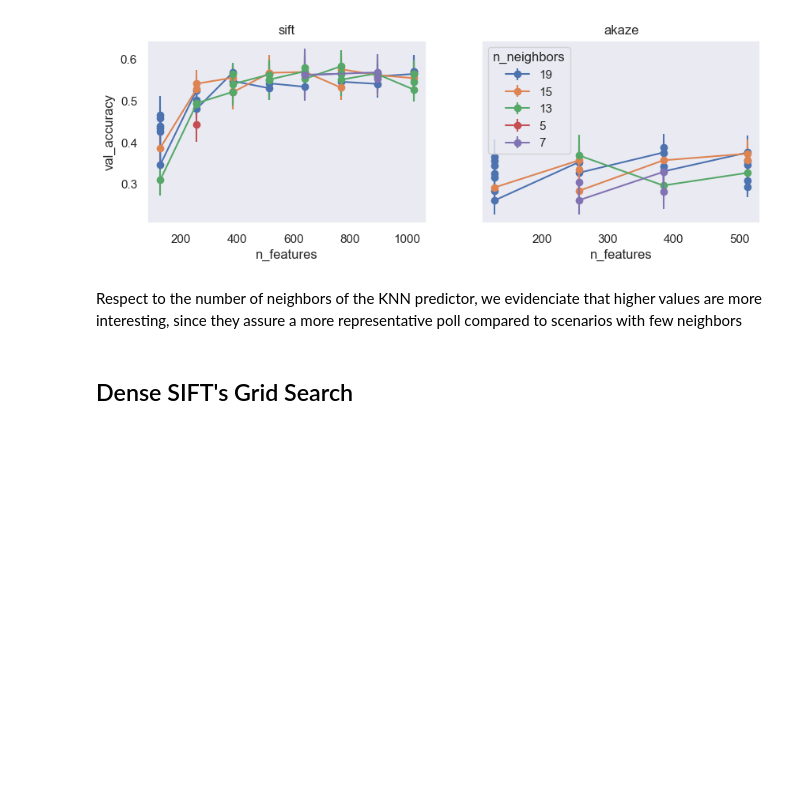
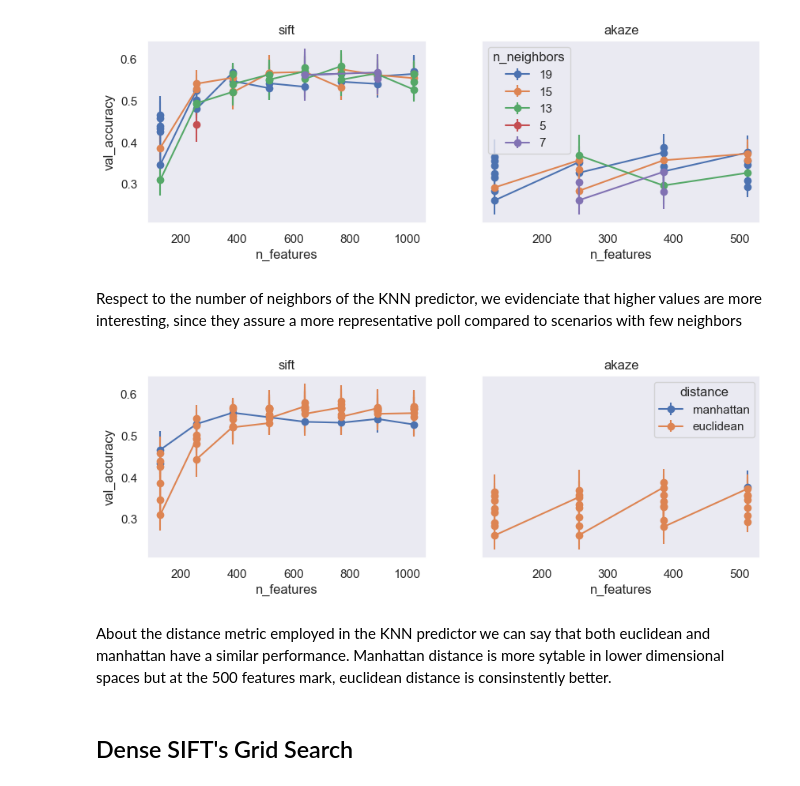
Before and after one commit to alex21th/MCV-M3-Project, a Jupyter notebook: BagofVisualWords.ipynb, the cells around one changed output. Drawn from its saved outputs; the diff is of its cells as text; code cells hidden in the pictures; blank space fills up the shorter version.

```diff
--- a/BagofVisualWords.ipynb
+++ b/BagofVisualWords.ipynb
@@ -396,6 +401,19 @@ plot_params_comparison(
 [figure]
 # %% [markdown]
 Respect to the number of neighbors of the KNN predictor, we evidenciate that higher values are more interesting, since they assure a more representative poll compared to scenarios with few neighbors
+# %%
+plot_params_comparison(
+    df=df,
+    detectors=['sift','akaze'],
+    xvar='n_features',
+    yvar='val_accuracy',
+    zvar='distance',
+    figsize=(10, 3)
+)
+# %% [output]
+[figure, added]
+# %% [markdown]
+About the distance metric employed in the KNN predictor we can say that both euclidean and manhattan have a similar performance. Manhattan distance is more sytable in lower dimensional spaces but at the 500 features mark, euclidean distance is consinstently better.
 # %% [markdown]
 ## Dense SIFT's  Grid Search
 # %%
```
Also changed, not shown: parts of 10 cells of this notebook.
